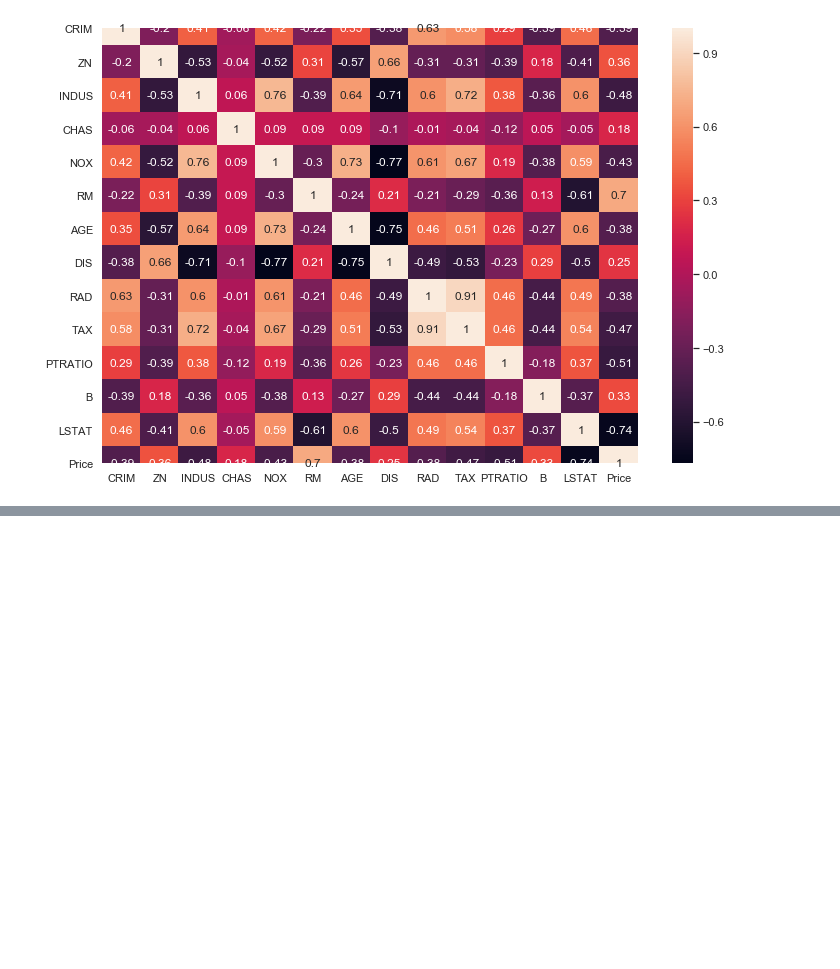
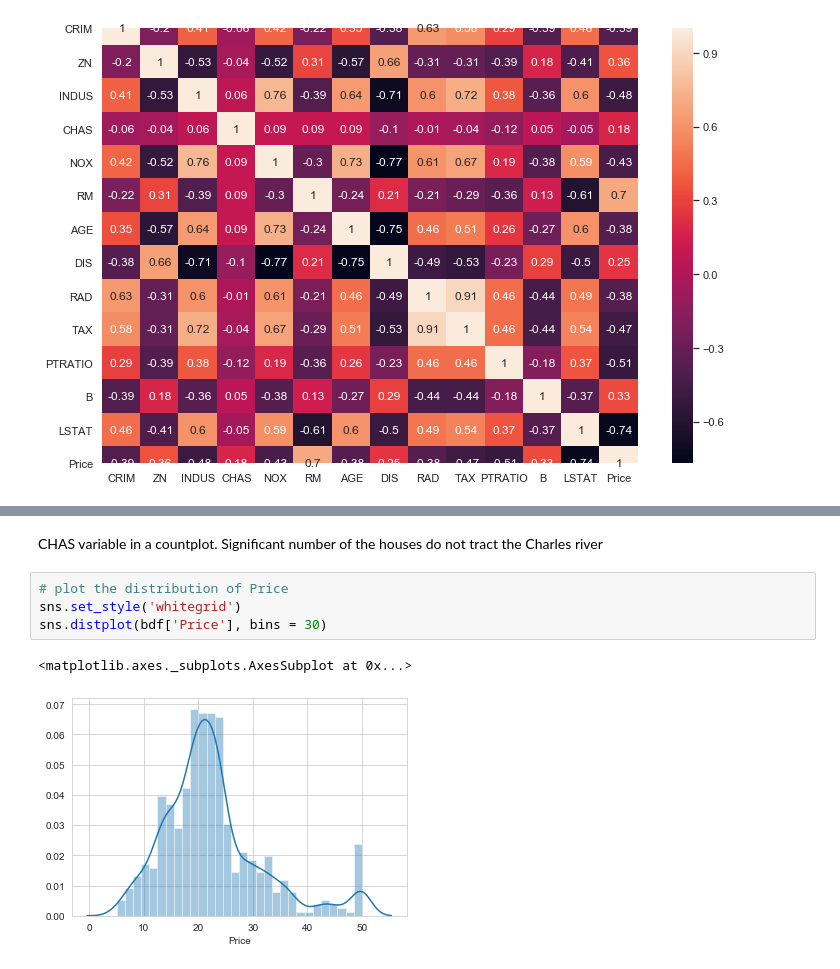
Before and after one commit to NurseQ/Machine-Learning-and-Statistics-Project-2019, a Jupyter notebook: Machine-Learning-and-Statistics-Project.ipynb, the cells around one changed output, grey strips where cells are left out. Cells and saved outputs as stored; diff of their text form; blank space fills up the shorter version.

```diff
--- a/Machine-Learning-and-Statistics-Project.ipynb
+++ b/Machine-Learning-and-Statistics-Project.ipynb
@@ -162,0 +168,9 @@ and average number of rooms per dwelling (Rooms).
+# %% [markdown]
+CHAS variable in a countplot. Significant number of the houses do not tract the Charles river
+# %%
+# plot the distribution of Price
+sns.set_style('whitegrid')
+sns.distplot(bdf['Price'], bins = 30)
+# %% [output]
+<matplotlib.axes._subplots.AxesSubplot at 0x...>
+[figure, added]
```
Also changed, not shown: parts of 10 cells of this notebook.
